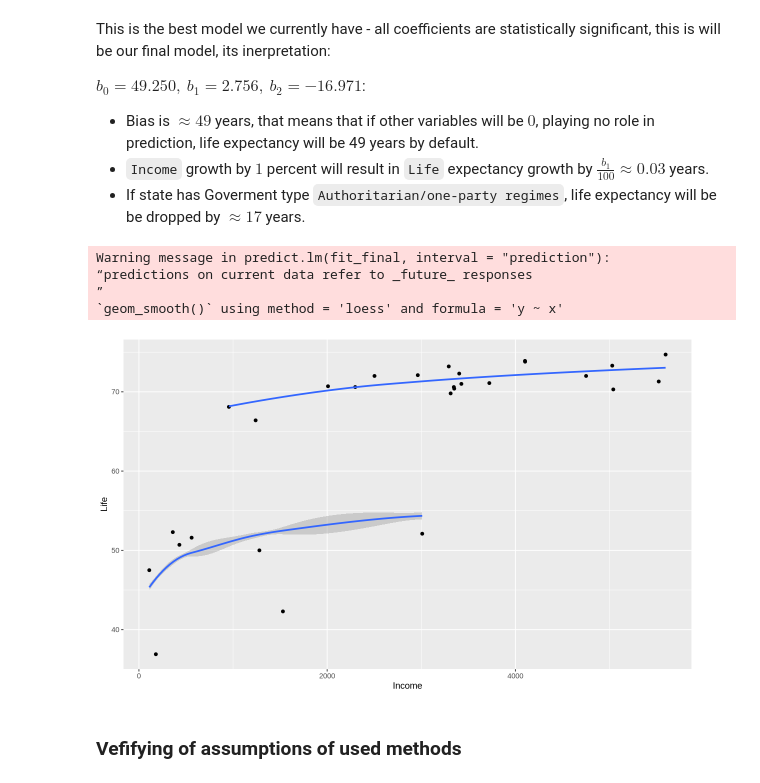
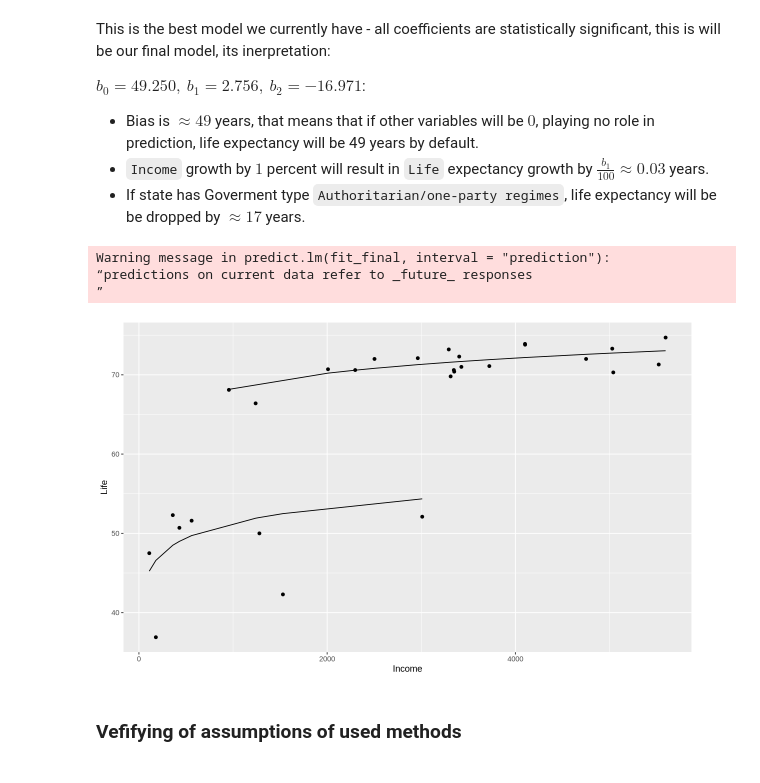
Before and after one commit to nickobard/eurostat-datasets-analysis, a Jupyter notebook: sem-2/semestral-work.ipynb, the cells around one changed output. Saved outputs shown, nothing was run; the diff lists cells and outputs as text; code cells hidden in the pictures.

```diff
--- a/sem-2/semestral-work.ipynb
+++ b/sem-2/semestral-work.ipynb
@@ -716,15 +698,14 @@ $b_0 = 49.250, \ b_1 = 2.756, \ b_2 = -16.971$:
 # %%
 tmp <- predict(fit_final, interval="prediction")
 df.inter <- cbind(clean_data_gov1hot, tmp)
 ggplot(df.inter, aes(x=Income, y=Life, group=`GovernmentAuthoritarian/one-party regimes`)) +
     geom_point() +
-    geom_smooth(aes(y=fit))
+    geom_line(aes(y=fit))
 # %% [output]
 Warning message in predict.lm(fit_final, interval = "prediction"):
 “predictions on current data refer to _future_ responses
 ”
-`geom_smooth()` using method = 'loess' and formula = 'y ~ x'
-[figure, old version]
+[figure, new version]
 # %%
 detach(clean_data_gov1hot)
 # %% [markdown]
```
Also changed, not shown: parts of 10 cells of this notebook.
